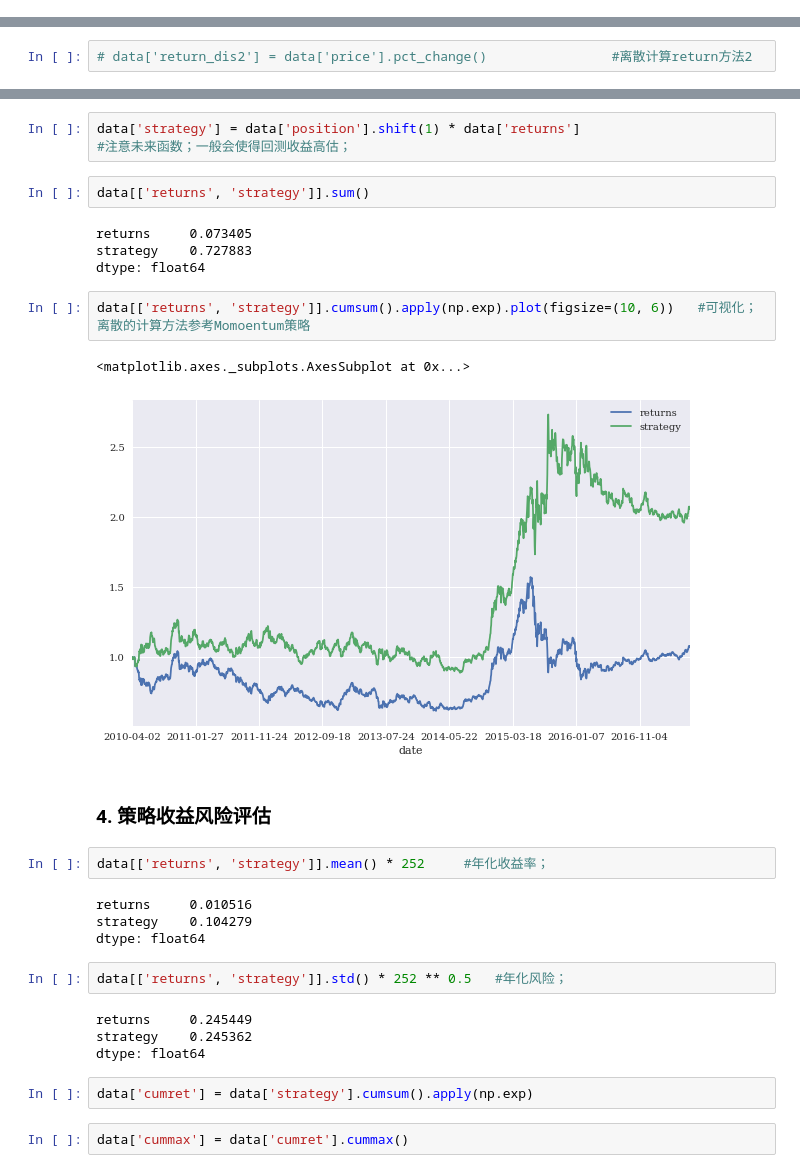
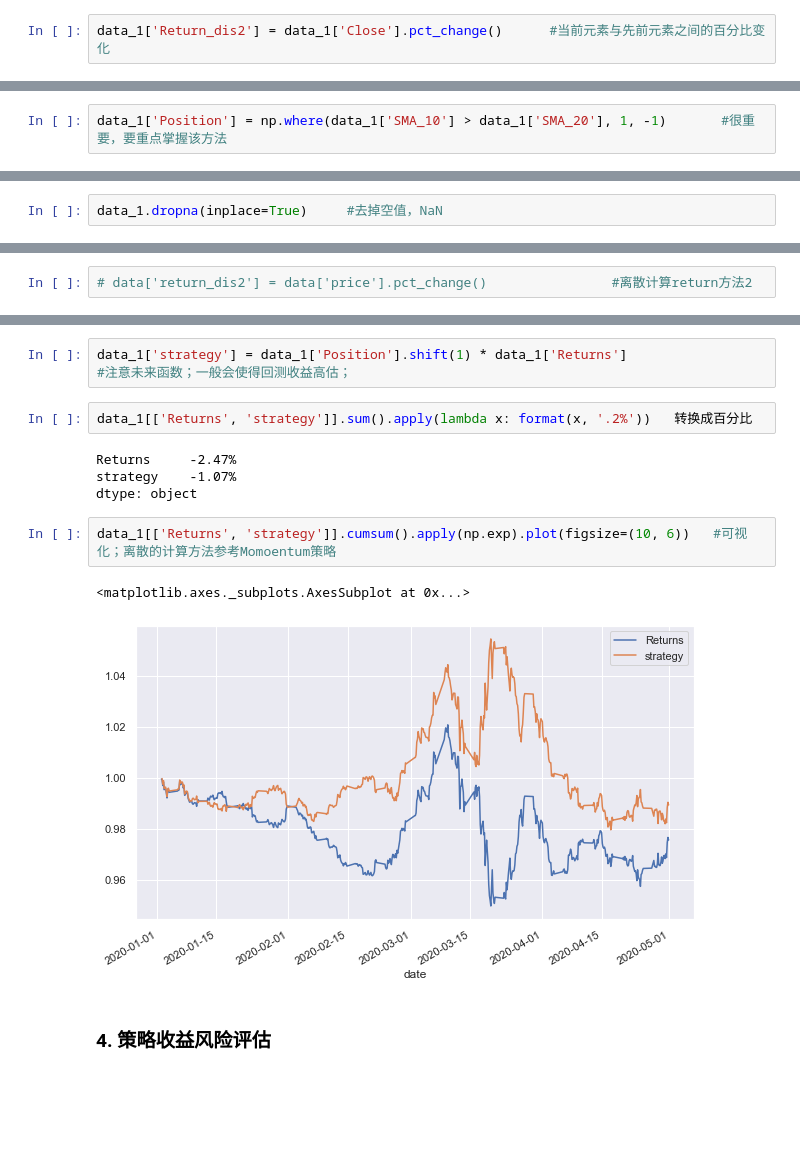
Before and after one commit to github4n/Deep_1st, a Jupyter notebook: AQF/第08章.量化交易策略模块/1.三大经典策略/5.1_SMA_移动平均及双均线模型.ipynb, the cells around one changed output, grey strips where cells are left out. Drawn from its saved outputs; the diff is of its cells as text; blank space fills up the shorter version.

```diff
--- a/AQF/第08章.量化交易策略模块/1.三大经典策略/5.1_SMA_移动平均及双均线模型.ipynb
+++ b/AQF/第08章.量化交易策略模块/1.三大经典策略/5.1_SMA_移动平均及双均线模型.ipynb
@@ -192,0 +106,2 @@ data['position'].plot(ylim=[-1.1, 1.1], title='Market Positioning')
+# %%
+data_1['Return_dis2'] = data_1['Close'].pct_change()      #当前元素与先前元素之间的百分比变化
@@ -192,0 +129,2 @@ data['position'].plot(ylim=[-1.1, 1.1], title='Market Positioning')
+# %%
+data_1['Position'] = np.where(data_1['SMA_10'] > data_1['SMA_20'], 1, -1)       #很重要，要重点掌握该方法
@@ -192,0 +167,2 @@ data['position'].plot(ylim=[-1.1, 1.1], title='Market Positioning')
+# %%
+data_1.dropna(inplace=True)     #去掉空值，NaN
@@ -217,32 +195,16 @@ data['returns'].hist(bins=35)
 # %%
-data['strategy'] = data['position'].shift(1) * data['returns']
+data_1['strategy'] = data_1['Position'].shift(1) * data_1['Returns']
 #注意未来函数；一般会使得回测收益高估；
-# %%
-data[['returns', 'strategy']].sum()
-# %% [output]
-returns     0.073405
-strategy    0.727883
-dtype: float64
+# %%
+data_1[['Returns', 'strategy']].sum().apply(lambda x: format(x, '.2%'))   转换成百分比
+# %% [output]
+Returns     -2.47%
+strategy    -1.07%
+dtype: object
 # %%
-data[['returns', 'strategy']].cumsum().apply(np.exp).plot(figsize=(10, 6))   #可视化；离散的计算方法参考Momoentum策略
+data_1[['Returns', 'strategy']].cumsum().apply(np.exp).plot(figsize=(10, 6))   #可视化；离散的计算方法参考Momoentum策略
 # %% [output]
 <matplotlib.axes._subplots.AxesSubplot at 0x...>
-[figure, old version]
+[figure, new version]
 # %% [markdown]
 ### 4. 策略收益风险评估
-# %%
-data[['returns', 'strategy']].mean() * 252     #年化收益率；
-# %% [output]
-returns     0.010516
-strategy    0.104279
-dtype: float64
-# %%
-data[['returns', 'strategy']].std() * 252 ** 0.5   #年化风险；
-# %% [output]
-returns     0.245449
-strategy    0.245362
-dtype: float64
-# %%
-data['cumret'] = data['strategy'].cumsum().apply(np.exp)
-# %%
-data['cummax'] = data['cumret'].cummax()
```
Also changed, not shown: parts of 95 cells of this notebook.
